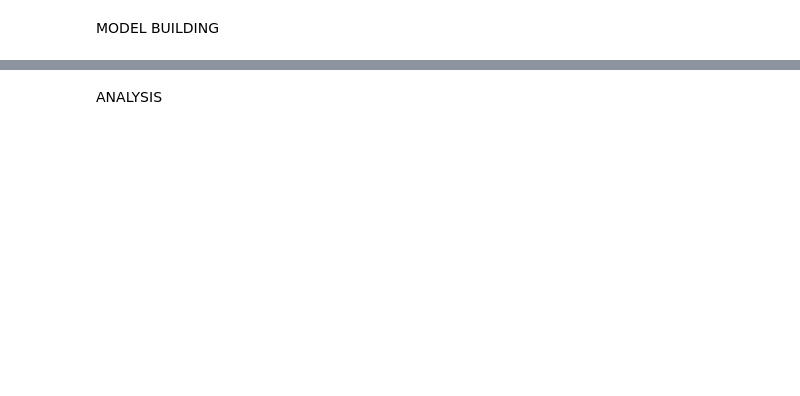
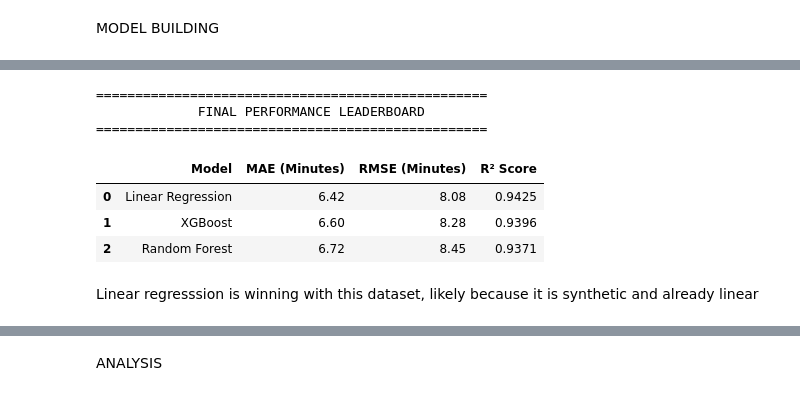
Before and after one commit to FRESE12/Machine-Learning-Predictive-Logistics, a Jupyter notebook: machine_learning_project.ipynb, the cells around one changed output, grey strips where cells are left out. Drawn from its saved outputs; the diff is of its cells as text; code cells hidden in the pictures; blank space fills up the shorter version.

```diff
--- a/machine_learning_project.ipynb
+++ b/machine_learning_project.ipynb
@@ -387,0 +356,10 @@ print("Optimization Complete. Best Pipeline Parameters Identified.")
+# %%
+#Define a function to create pipelines for different models
+
+# This guarantees that feature engineering and preprocessing remain identical across all 3 models.
+def create_model_pipeline(model_estimator):
+    return Pipeline(steps=[
+        ('feature_engineering', FunctionTransformer(engineer_logistics_features)),
+        ('preprocessor', preprocessor),
+        ('model', model_estimator)
+    ])
@@ -387,0 +576,48 @@ print("Optimization Complete. Best Pipeline Parameters Identified.")
+# %%
+#Prediction and evaluation on the test set
+
+test_models_dict = {
+    'Linear Regression': lr_pipeline,
+    'Random Forest': best_rf_pipeline,
+    'XGBoost': best_xgb_pipeline
+}
+
+test_results = []
+
+
+for name, pipeline in test_models_dict.items():
+    # Make predictions on the test set
+    y_test_pred = pipeline.predict(X_test)
+
+    # Calculate evaluation benchmarks
+    mae = mean_absolute_error(y_test, y_test_pred)
+    mse = mean_squared_error(y_test, y_test_pred)
+    rmse = np.sqrt(mse)
+    r2 = r2_score(y_test, y_test_pred)
+
+    test_results.append({
+        'Model': name,
+        'MAE (Minutes)': round(mae, 2),
+        'RMSE (Minutes)': round(rmse, 2),
+        'R² Score': round(r2, 4)
+    })
+
+#Comparing model performance on the test set
+df_summary = pd.DataFrame(test_results)
+df_summary = df_summary.sort_values(by='MAE (Minutes)', ascending=True).reset_index(drop=True)
+
+# Display the clean results table
+print("\n==================================================")
+print("             FINAL PERFORMANCE LEADERBOARD        ")
+print("==================================================")
+display(df_summary)
+# %% [output]
+==================================================
+             FINAL PERFORMANCE LEADERBOARD
+==================================================
+|  | Model | MAE (Minutes) | RMSE (Minutes) | R² Score |
+| 0 | Linear Regression | 6.42 | 8.08 | 0.9425 |
+| 1 | XGBoost | 6.60 | 8.28 | 0.9396 |
+| 2 | Random Forest | 6.72 | 8.45 | 0.9371 |
+# %% [markdown]
+Linear regresssion is winning with this dataset, likely because it is synthetic and already linear
```
Also changed, not shown: parts of 21 cells of this notebook, 2 other files.
